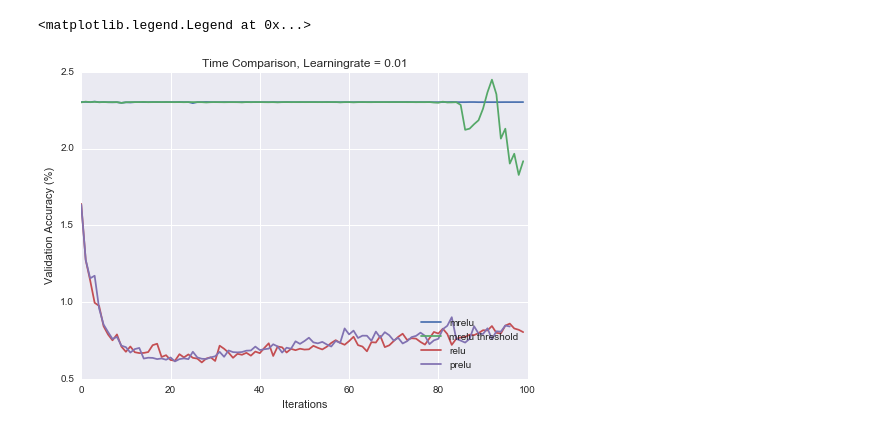
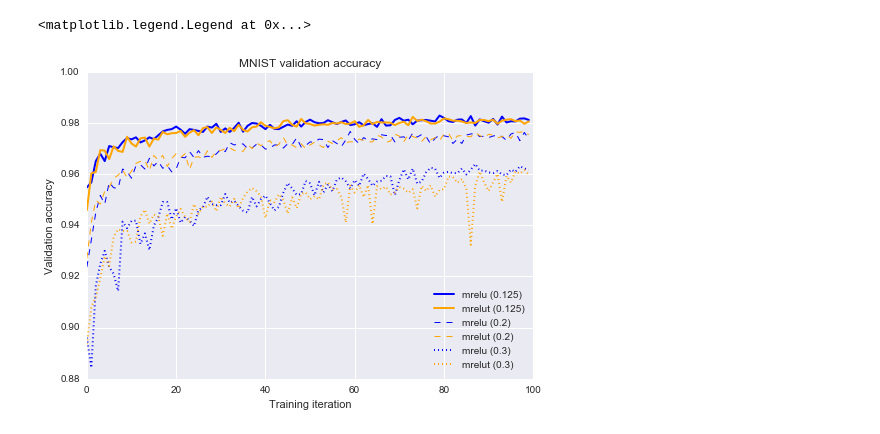
Before and after one commit to claymcleod/pap-experiment, a Jupyter notebook: results/visualize.ipynb, the cells around one changed output. Drawn from its saved outputs; the diff is of its cells as text; code cells hidden in the pictures.

```diff
--- a/results/visualize.ipynb
+++ b/results/visualize.ipynb
@@ -7,12 +7,11 @@ import seaborn as sns
 import matplotlib.pyplot as plt
 sns.set_style("darkgrid")
 # %%
-dataset = 'cifar10/deepcnet'
-learning_rates = ['0.01']
+dataset = 'mnist'
+learning_rates = ['0.125', '0.15', '0.2', '0.3', '0.5']
 dfs = {}
 for learning_rate in learning_rates:
     files = glob.glob('{}/{}/*.csv'.format(dataset, learning_rate))
-    print("Found {} files...".format(len(files)))
     for f in files:
         bn = os.path.basename(f)
         df = pandas.read_csv(f)
@@ -60,16 +42,28 @@ plt.legend(handles=[relu, prelu], loc=1)
-# %%
-lr = '0.01'
-looking_at = 'val_loss'
-looking_at_axis = 'Validation Accuracy (%)'
-
-plt.title('Time Comparison, Learningrate = {}'.format(lr))
-plt.xlabel('Iterations')
-plt.ylabel(looking_at_axis)
-mrelu, = plt.plot(dfs['mrelu-{}'.format(lr)].head(100)[looking_at], label='mrelu')
-mrelut, = plt.plot(dfs['mrelut-{}'.format(lr)].head(100)[looking_at], label='mrelu threshold')
-relu, = plt.plot(dfs['relu-{}'.format(lr)].head(100)[looking_at], label='relu')
-prelu, = plt.plot(dfs['prelu-{}'.format(lr)].head(100)[looking_at], label='prelu')
-plt.legend(handles=[mrelu, mrelut, relu, prelu], loc=4)
-# %% [output]
-<matplotlib.legend.Legend at 0x...>
-[figure, removed]
+# %%
+import itertools
+looking_at = 'val_acc'
+looking_at_axis = 'Validation accuracy'
+
+lrs = ['0.125', '0.2', '0.3']
+styles = ['-', '--', ':']
+widths = [2.0, 1.0, 2.0]
+
+activations = ['mrelu', 'mrelut']
+colors = ['b', '#ffa500']
+
+ls = zip(lrs, styles, widths)
+ac = zip (activations, colors)
+
+lsac = itertools.product(ls, ac)
+handles = []
+plt.title('MNIST validation accuracy')
+plt.xlabel('Training iteration')
+plt.ylabel(looking_at_axis)
+for ((lr, style, width), (activation, color)) in lsac:
+    line, = plt.plot(dfs['{}-{}'.format(activation, lr)].head(100)[looking_at], label=activation+' ({})'.format(lr),
+                            color=color, linestyle=style, linewidth=width)
+    handles.append(line)
+plt.legend(handles=handles, loc='best')
+# %% [output]
+<matplotlib.legend.Legend at 0x...>
+[figure, added]
```
Also changed, not shown: parts of 3 cells of this notebook, 48 other files.
